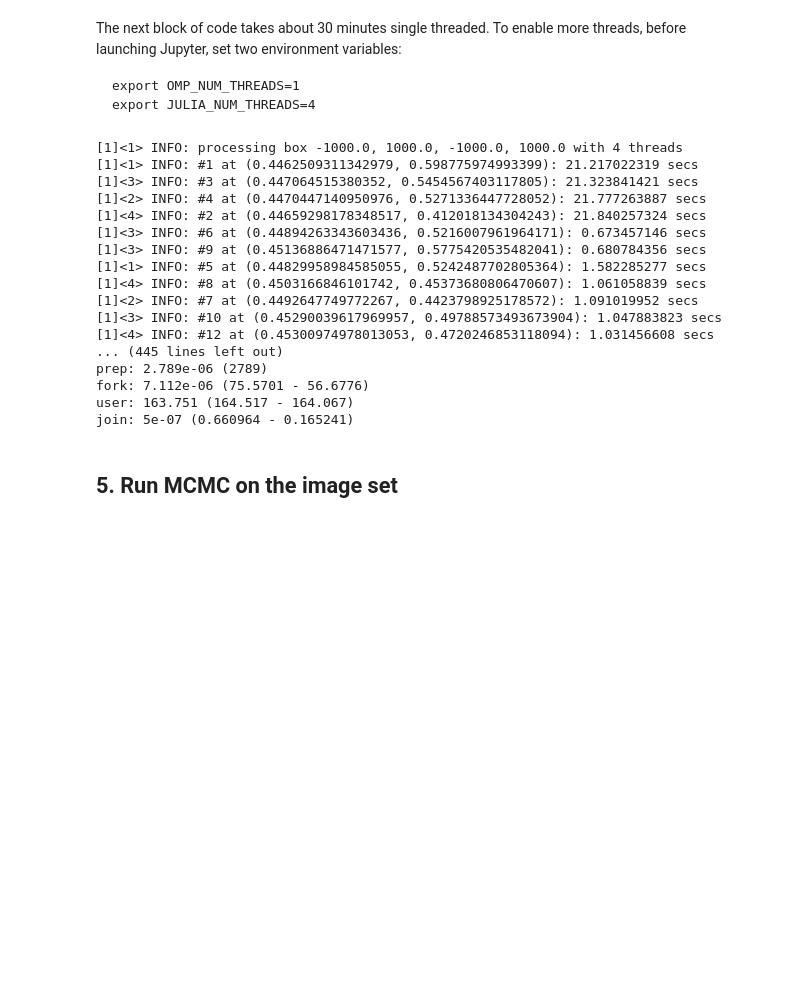
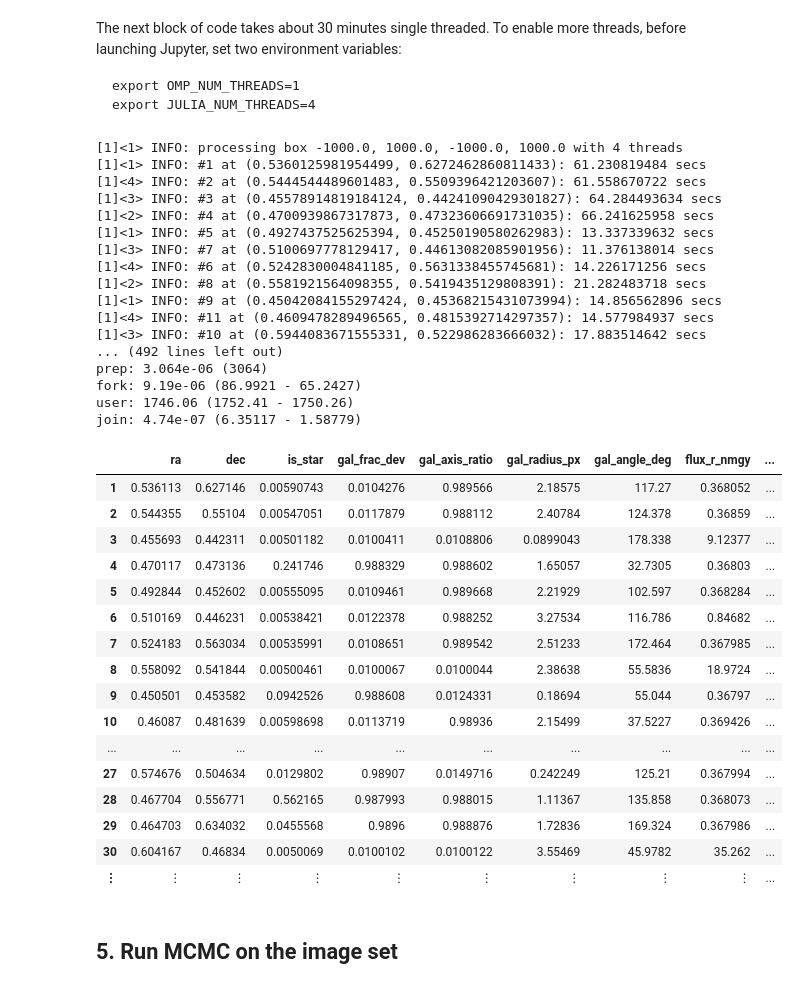
Before and after one commit to jeff-regier/Celeste.jl, a Jupyter notebook: experiments/synthetic.ipynb, the cells around one changed output. Saved outputs shown, nothing was run; the diff lists cells and outputs as text; code cells hidden in the pictures; blank space fills up the shorter version.

````diff
--- a/experiments/synthetic.ipynb
+++ b/experiments/synthetic.ipynb
@@ -81,27 +72,46 @@ export OMP_NUM_THREADS=1
 export JULIA_NUM_THREADS=4
 ```
 # %%
+init_catalog = AccuracyBenchmark.make_initialization_catalog(prior_catalog, false);
 box = ParallelRun.BoundingBox(-1000.0, 1000.0, -1000.0, 1000.0)
-vi_results = ParallelRun.infer_box(prior_images, box; method = :single_vi);
-celeste_catalog = AccuracyBenchmark.celeste_to_df(vi_results);
+# method can be either :single_vi or :joint_vi
+vi_results = ParallelRun.infer_box(sdss_images, box; catalog = init_catalog, method = :single_vi);
+celeste_catalog = AccuracyBenchmark.celeste_to_df(vi_results)
 # %% [output]
 [1]<1> INFO: processing box -1000.0, 1000.0, -1000.0, 1000.0 with 4 threads
-[1]<1> INFO: #1 at (0.4462509311342979, 0.598775974993399): 21.217022319 secs
-[1]<3> INFO: #3 at (0.447064515380352, 0.5454567403117805): 21.323841421 secs
-[1]<2> INFO: #4 at (0.4470447140950976, 0.5271336447728052): 21.777263887 secs
-[1]<4> INFO: #2 at (0.44659298178348517, 0.412018134304243): 21.840257324 secs
-[1]<3> INFO: #6 at (0.44894263343603436, 0.5216007961964171): 0.673457146 secs
-[1]<3> INFO: #9 at (0.45136886471471577, 0.5775420535482041): 0.680784356 secs
-[1]<1> INFO: #5 at (0.44829958984585055, 0.5242487702805364): 1.582285277 secs
-[1]<4> INFO: #8 at (0.4503166846101742, 0.45373680806470607): 1.061058839 secs
-[1]<2> INFO: #7 at (0.4492647749772267, 0.4423798925178572): 1.091019952 secs
-[1]<3> INFO: #10 at (0.45290039617969957, 0.49788573493673904): 1.047883823 secs
-[1]<4> INFO: #12 at (0.45300974978013053, 0.4720246853118094): 1.031456608 secs
-... (445 lines left out)
-prep: 2.789e-06 (2789)
-fork: 7.112e-06 (75.5701 - 56.6776)
-user: 163.751 (164.517 - 164.067)
-join: 5e-07 (0.660964 - 0.165241)
+[1]<1> INFO: #1 at (0.5360125981954499, 0.6272462860811433): 61.230819484 secs
+[1]<4> INFO: #2 at (0.5444544489601483, 0.5509396421203607): 61.558670722 secs
+[1]<3> INFO: #3 at (0.45578914819184124, 0.44241090429301827): 64.284493634 secs
+[1]<2> INFO: #4 at (0.4700939867317873, 0.47323606691731035): 66.241625958 secs
+[1]<1> INFO: #5 at (0.4927437525625394, 0.45250190580262983): 13.337339632 secs
+[1]<3> INFO: #7 at (0.5100697778129417, 0.44613082085901956): 11.376138014 secs
+[1]<4> INFO: #6 at (0.5242830004841185, 0.5631338455745681): 14.226171256 secs
+[1]<2> INFO: #8 at (0.5581921564098355, 0.5419435129808391): 21.282483718 secs
+[1]<1> INFO: #9 at (0.45042084155297424, 0.45368215431073994): 14.856562896 secs
+[1]<4> INFO: #11 at (0.4609478289496565, 0.4815392714297357): 14.577984937 secs
+[1]<3> INFO: #10 at (0.5944083671555331, 0.522986283666032): 17.883514642 secs
+... (492 lines left out)
+prep: 3.064e-06 (3064)
+fork: 9.19e-06 (86.9921 - 65.2427)
+user: 1746.06 (1752.41 - 1750.26)
+join: 4.74e-07 (6.35117 - 1.58779)
+|  | ra | dec | is_star | gal_frac_dev | gal_axis_ratio | gal_radius_px | gal_angle_deg | flux_r_nmgy | ... |
+| 1 | 0.536113 | 0.627146 | 0.00590743 | 0.0104276 | 0.989566 | 2.18575 | 117.27 | 0.368052 | ... |
+| 2 | 0.544355 | 0.55104 | 0.00547051 | 0.0117879 | 0.988112 | 2.40784 | 124.378 | 0.36859 | ... |
+| 3 | 0.455693 | 0.442311 | 0.00501182 | 0.0100411 | 0.0108806 | 0.0899043 | 178.338 | 9.12377 | ... |
+| 4 | 0.470117 | 0.473136 | 0.241746 | 0.988329 | 0.988602 | 1.65057 | 32.7305 | 0.36803 | ... |
+| 5 | 0.492844 | 0.452602 | 0.00555095 | 0.0109461 | 0.989668 | 2.21929 | 102.597 | 0.368284 | ... |
+| 6 | 0.510169 | 0.446231 | 0.00538421 | 0.0122378 | 0.988252 | 3.27534 | 116.786 | 0.84682 | ... |
+| 7 | 0.524183 | 0.563034 | 0.00535991 | 0.0108651 | 0.989542 | 2.51233 | 172.464 | 0.367985 | ... |
+| 8 | 0.558092 | 0.541844 | 0.00500461 | 0.0100067 | 0.0100044 | 2.38638 | 55.5836 | 18.9724 | ... |
+| 9 | 0.450501 | 0.453582 | 0.0942526 | 0.988608 | 0.0124331 | 0.18694 | 55.044 | 0.36797 | ... |
+| 10 | 0.46087 | 0.481639 | 0.00598698 | 0.0113719 | 0.98936 | 2.15499 | 37.5227 | 0.369426 | ... |
+| ... | ... | ... | ... | ... | ... | ... | ... | ... | ... |
+| 27 | 0.574676 | 0.504634 | 0.0129802 | 0.98907 | 0.0149716 | 0.242249 | 125.21 | 0.367994 | ... |
+| 28 | 0.467704 | 0.556771 | 0.562165 | 0.987993 | 0.988015 | 1.11367 | 135.858 | 0.368073 | ... |
+| 29 | 0.464703 | 0.634032 | 0.0455568 | 0.9896 | 0.988876 | 1.72836 | 169.324 | 0.367986 | ... |
+| 30 | 0.604167 | 0.46834 | 0.0050069 | 0.0100102 | 0.0100122 | 3.55469 | 45.9782 | 35.262 | ... |
+| ⋮ | ⋮ | ⋮ | ⋮ | ⋮ | ⋮ | ⋮ | ⋮ | ⋮ | ... |
 # %% [markdown]
 ## 5. Run MCMC on the image set
 # %% [markdown]
````
Also changed, not shown: parts of 8 cells of this notebook, 3 other files.
